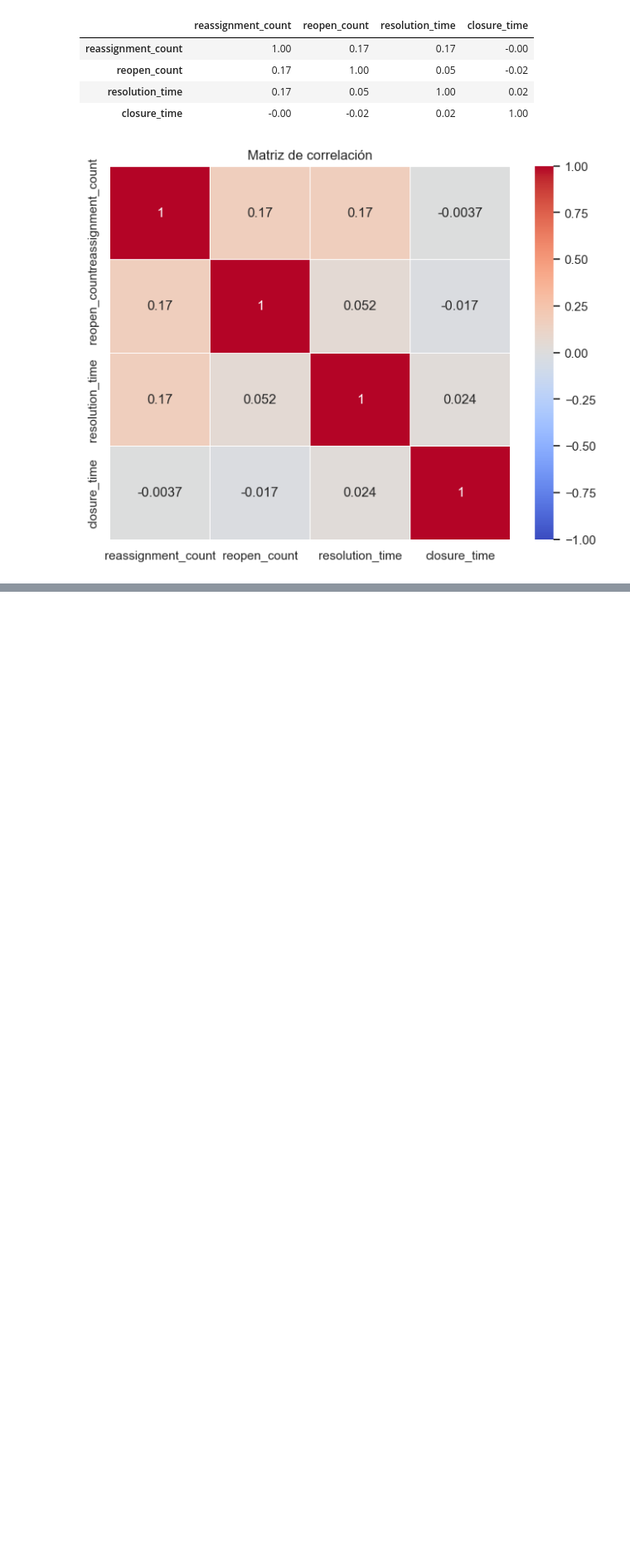
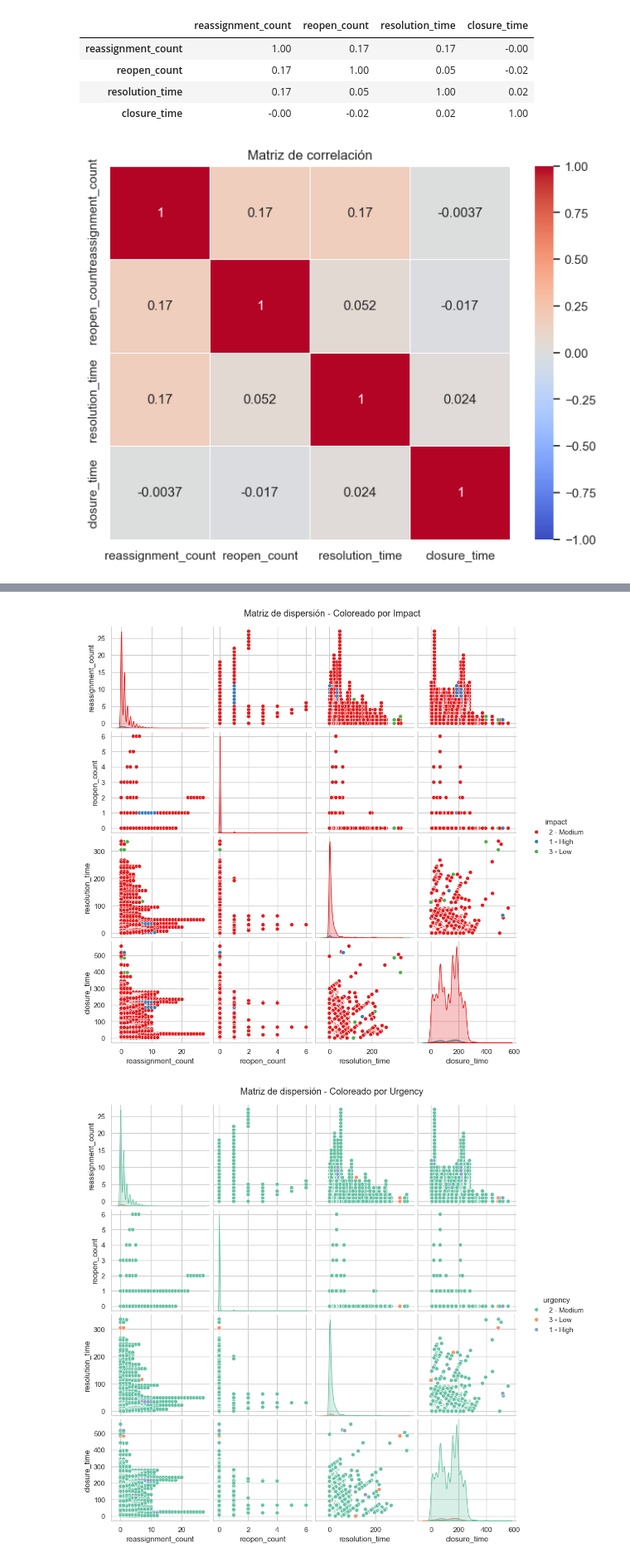
Before and after one commit to smelomunoz/Repo_Proyecto_1, a Jupyter notebook: Tarea_2/Exploracion_datos.ipynb, the cells around one changed output, grey strips where cells are left out. Shown at 83% size. Drawn from its saved outputs; the diff is of its cells as text; code cells hidden in the pictures; blank space fills up the shorter version.

Commit message:
Análisis multivariado patrones y relaciones lineales incluyendo SLA, urgency e impact. --> Pairplots

```diff
--- a/Tarea_2/Exploracion_datos.ipynb
+++ b/Tarea_2/Exploracion_datos.ipynb
@@ -739,3 +729,24 @@ Rango de valores outliers: (np.float64(29.90625), np.float64(336.25694444444446)
 Outliers detectados: 122 (0.32% de la muestra)
 Ejemplos de índices: [5611, 5612, 5613, 5614, 5615, 5616, 5617, 5618, 5619, 5620]
 Rango de valores outliers: (np.float64(370.89444444444445), np.float64(555.6256944444444))
+# %%
+# Variables numéricas a comparar
+num_vars = ["reassignment_count", "reopen_count", "resolution_time", "closure_time"]
+
+# --- Scatter plots en pares, coloreando por impact ---
+sns.pairplot(df[num_vars + ["impact"]], hue="impact", palette="Set1", diag_kind="kde")
+plt.suptitle("Matriz de dispersión - Coloreado por Impact", y=1.02)
+plt.show()
+
+# --- Scatter plots en pares, coloreando por urgency ---
+sns.pairplot(df[num_vars + ["urgency"]], hue="urgency", palette="Set2", diag_kind="kde")
+plt.suptitle("Matriz de dispersión - Coloreado por Urgency", y=1.02)
+plt.show()
+
+# --- Scatter plots en pares, coloreando por made_sla ---
+sns.pairplot(df[num_vars + ["made_sla"]], hue="made_sla", palette="coolwarm", diag_kind="kde")
+plt.suptitle("Matriz de dispersión - Coloreado por SLA", y=1.02)
+plt.show()
+# %% [output]
+[figure, added]
+[figure, added]
```
Also changed, not shown: parts of 2 cells of this notebook.
